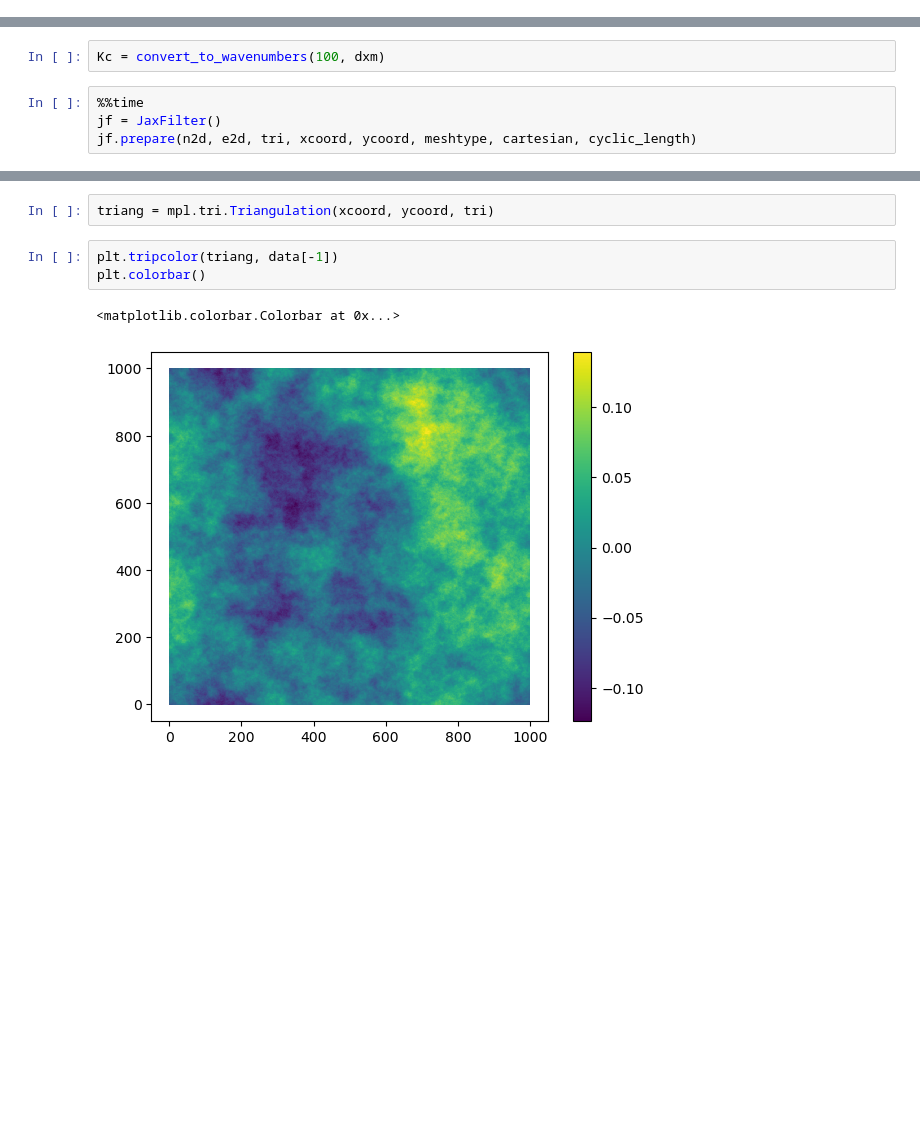
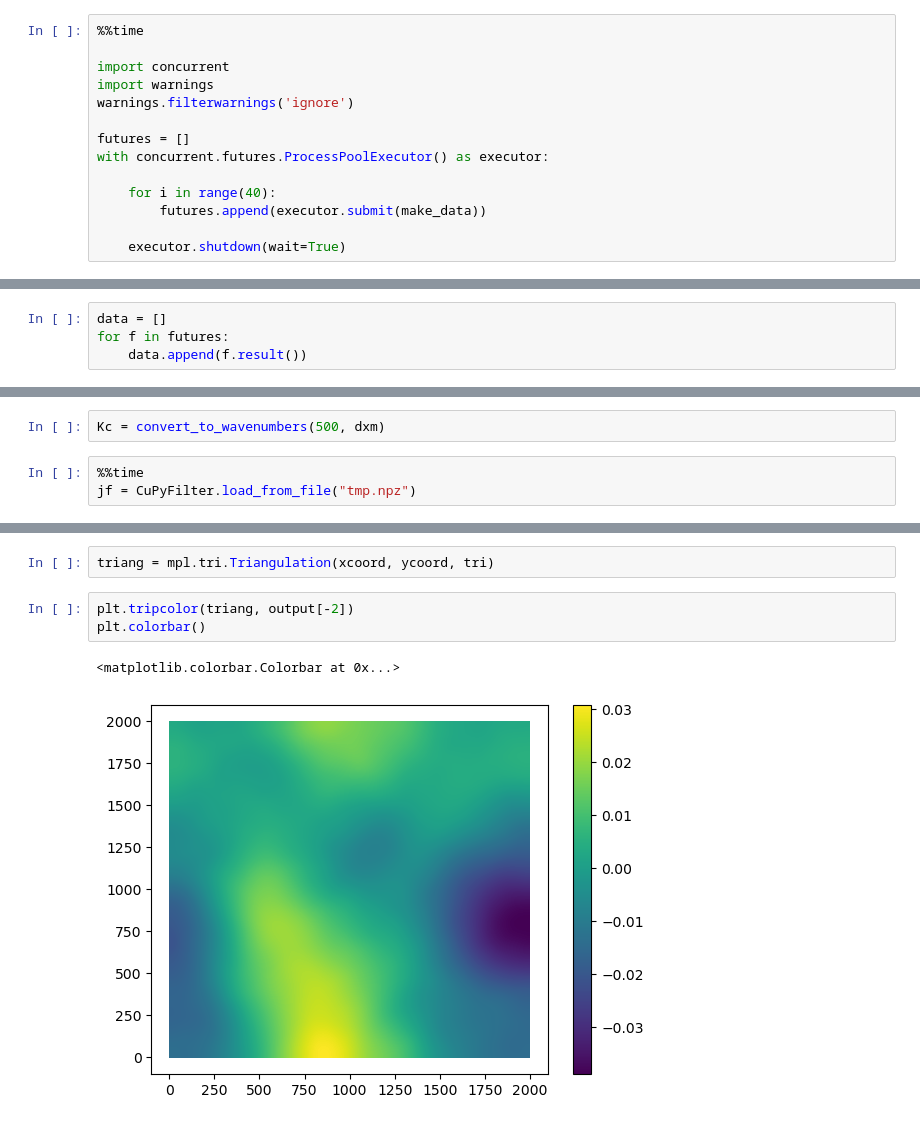
Before and after one commit to FESOM/implicit_filter, a Jupyter notebook: examples/multiple_input_data.ipynb, the cells around one changed output, grey strips where cells are left out. Saved outputs shown, nothing was run; the diff lists cells and outputs as text; blank space fills up the shorter version.

Commit message:
Update example to include CuPyFilter

```diff
--- a/examples/multiple_input_data.ipynb
+++ b/examples/multiple_input_data.ipynb
@@ -82,0 +82,14 @@ for i in range(10):
+# %%
+%%time
+
+import concurrent
+import warnings
+warnings.filterwarnings('ignore')
+
+futures = []
+with concurrent.futures.ProcessPoolExecutor() as executor:
+
+    for i in range(40):
+        futures.append(executor.submit(make_data))
+
+    executor.shutdown(wait=True)
@@ -83 +99,5 @@ for i in range(10):
+# %%
+data = []
+for f in futures:
+    data.append(f.result())
 # %% [markdown]
@@ -98,9 +118,8 @@ e2d = len(tri[:, 1])
 # %% [markdown]
 Using build-in function to get wavenumber corresponding to 100 km filter
 # %%
-Kc = convert_to_wavenumbers(100, dxm)
+Kc = convert_to_wavenumbers(500, dxm)
 # %%
 %%time
-jf = JaxFilter()
-jf.prepare(n2d, e2d, tri, xcoord, ycoord, meshtype, cartesian, cyclic_length)
+jf = CuPyFilter.load_from_file("tmp.npz")
 # %% [output]
@@ -129,8 +152,8 @@ import matplotlib as mpl
 # %%
 triang = mpl.tri.Triangulation(xcoord, ycoord, tri)
 # %%
-plt.tripcolor(triang, data[-1])
+plt.tripcolor(triang, output[-2])
 plt.colorbar()
 # %% [output]
 <matplotlib.colorbar.Colorbar at 0x...>
-[figure, old version]
+[figure, new version]
```
Also changed, not shown: parts of 11 cells of this notebook.
